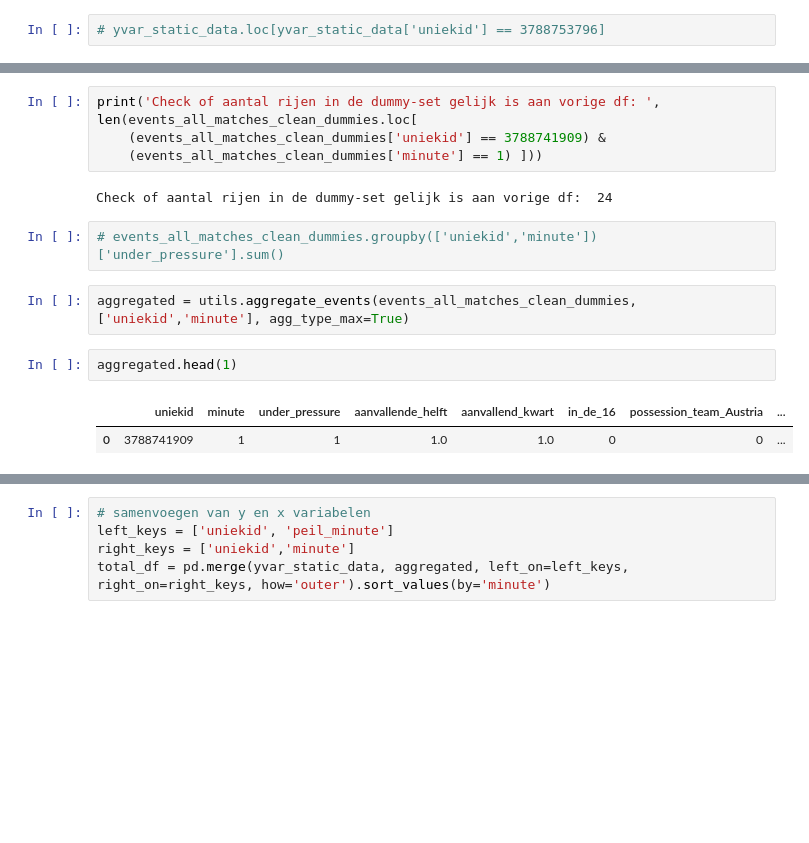
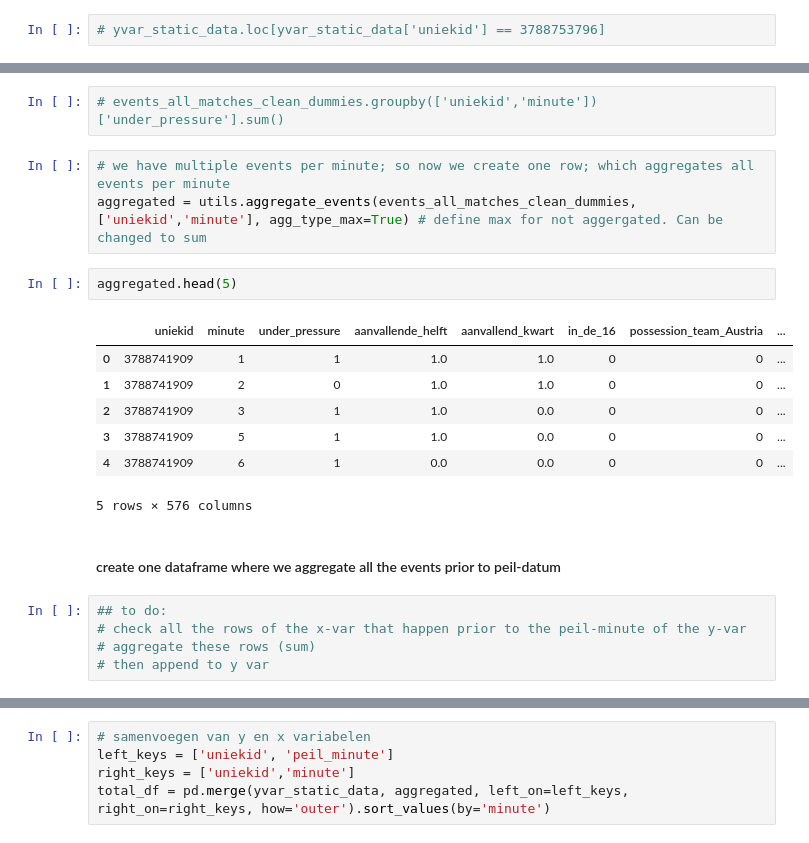
Before and after one commit to Nelleke20/notebook.goalpredictor, a Jupyter notebook: notebooks/1_create_trainset.ipynb, the cells around one changed output, grey strips where cells are left out. Drawn from its saved outputs; the diff is of its cells as text; blank space fills up the shorter version.

```diff
--- a/notebooks/1_create_trainset.ipynb
+++ b/notebooks/1_create_trainset.ipynb
@@ -307,16 +329,22 @@ Check of aantal rijen in de dummy-set gelijk is aan volgende df:  24
-# %%
-print('Check of aantal rijen in de dummy-set gelijk is aan vorige df: ',
-len(events_all_matches_clean_dummies.loc[
-    (events_all_matches_clean_dummies['uniekid'] == 3788741909) &
-    (events_all_matches_clean_dummies['minute'] == 1) ]))
-# %% [output]
-Check of aantal rijen in de dummy-set gelijk is aan vorige df:  24
 # %%
 # events_all_matches_clean_dummies.groupby(['uniekid','minute'])['under_pressure'].sum()
 # %%
-aggregated = utils.aggregate_events(events_all_matches_clean_dummies, ['uniekid','minute'], agg_type_max=True)
+# we have multiple events per minute; so now we create one row; which aggregates all events per minute
+aggregated = utils.aggregate_events(events_all_matches_clean_dummies, ['uniekid','minute'], agg_type_max=True) # define max for not aggergated. Can be changed to sum
 # %%
-aggregated.head(1)
+aggregated.head(5)
 # %% [output]
 |  | uniekid | minute | under_pressure | aanvallende_helft | aanvallend_kwart | in_de_16 | possession_team_Austria | ... |
 | 0 | 3788741909 | 1 | 1 | 1.0 | 1.0 | 0 | 0 | ... |
+| 1 | 3788741909 | 2 | 0 | 1.0 | 1.0 | 0 | 0 | ... |
+| 2 | 3788741909 | 3 | 1 | 1.0 | 0.0 | 0 | 0 | ... |
+| 3 | 3788741909 | 5 | 1 | 1.0 | 0.0 | 0 | 0 | ... |
+| 4 | 3788741909 | 6 | 1 | 0.0 | 0.0 | 0 | 0 | ... |
+5 rows × 576 columns
+# %% [markdown]
+#### create one dataframe where we aggregate all the events prior to peil-datum
+# %%
+## to do:
+# check all the rows of the x-var that happen prior to the peil-minute of the y-var
+# aggregate these rows (sum)
+# then append to y var
```
Also changed, not shown: parts of 47 cells of this notebook, 1 other file.
